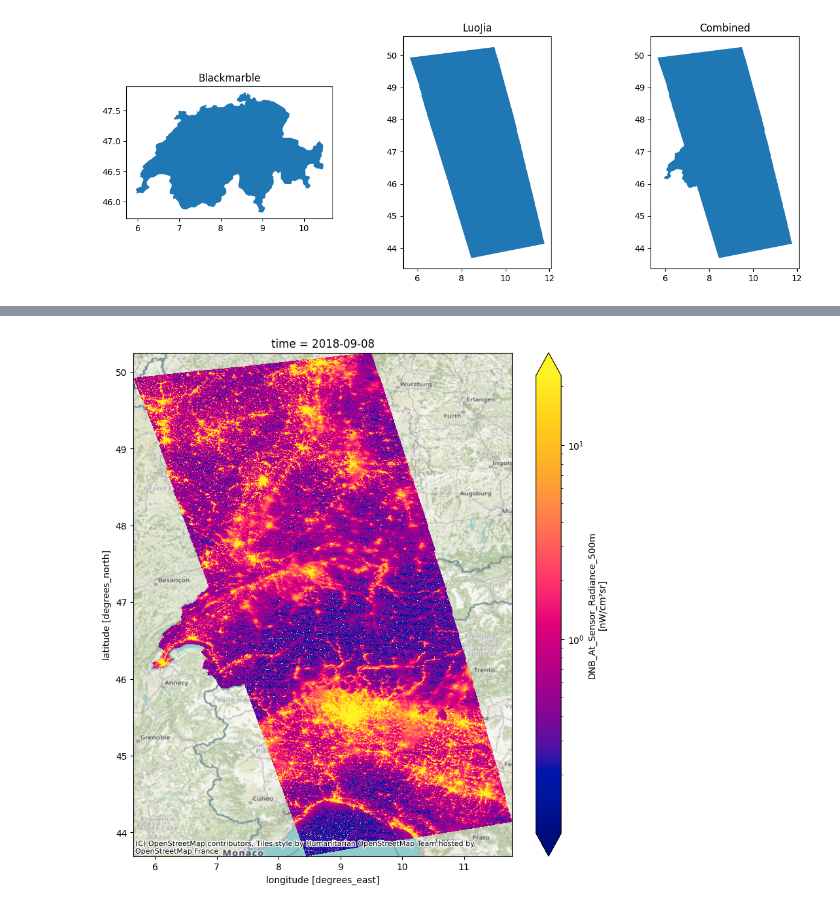
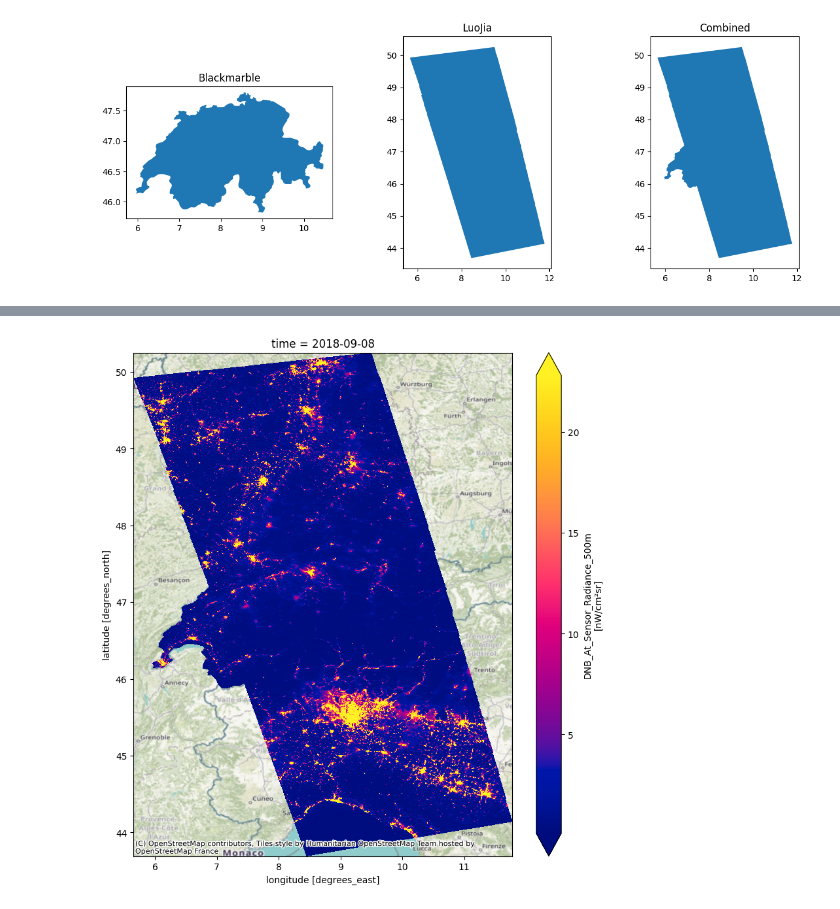
Before and after one commit to Starbix/Infrared_Marble, a Jupyter notebook: notebooks/difference_visualization.ipynb, the cells around one changed output, grey strips where cells are left out. Saved outputs shown, nothing was run; the diff lists cells and outputs as text; code cells hidden in the pictures.

```diff
--- a/notebooks/difference_visualization.ipynb
+++ b/notebooks/difference_visualization.ipynb
@@ -146,11 +194,27 @@ Attributes:
 # %%
+import numpy as np
+
 xmin, ymin, _, _ = gdf_merged.bounds.min(axis="index")
 _, _, xmax, ymax = gdf_merged.bounds.max(axis="index")
 aspect_ratio = (xmax - xmin) / (ymax - ymin)
 
+
+#fig, ax = plt.subplots(figsize=(10 * aspect_ratio, 10))
+# Find the x indices corresponding to longitudes 49.182 and 49.192
+# x_coords = bm_xarr.x.values
+# x_start = (np.abs(x_coords - 49.182)).argmin()
+# x_end = (np.abs(x_coords - 49.192)).argmin() + 1  # +1 to include the end
+
+# # Find the y indices corresponding to latitudes 26.202 and 26.212
+# y_coords = bm_xarr.y.values
+# y_start = (np.abs(y_coords - 26.202)).argmin()
+# y_end = (np.abs(y_coords - 26.212)).argmin() + 1  # +1 to include the end
+# Plot the selected longitude range
+
 fig, ax = plt.subplots(figsize=(10 * aspect_ratio, 10))
-bm_xarr.plot.pcolormesh(ax=ax, robust=False, cmap=cc.cm.bmy, norm=LogNorm(max(pc02_bm, 1e-5), pc98_bm))
+#bm_xarr[y_end:y_start, x_start:x_end].plot.pcolormesh(ax=ax, robust=True, cmap=cc.cm.bmy)
+bm_xarr.plot.pcolormesh(robust=True, cmap=cc.cm.bmy)#norm=LogNorm(max(pc02_bm, 1e-5), pc98_bm))
 cx.add_basemap(ax, crs=gdf.crs.to_string())
 # %% [output]
-[figure, old version]
+[figure, new version]
 # %%
```
Also changed, not shown: parts of 18 cells of this notebook, 27 other files.
